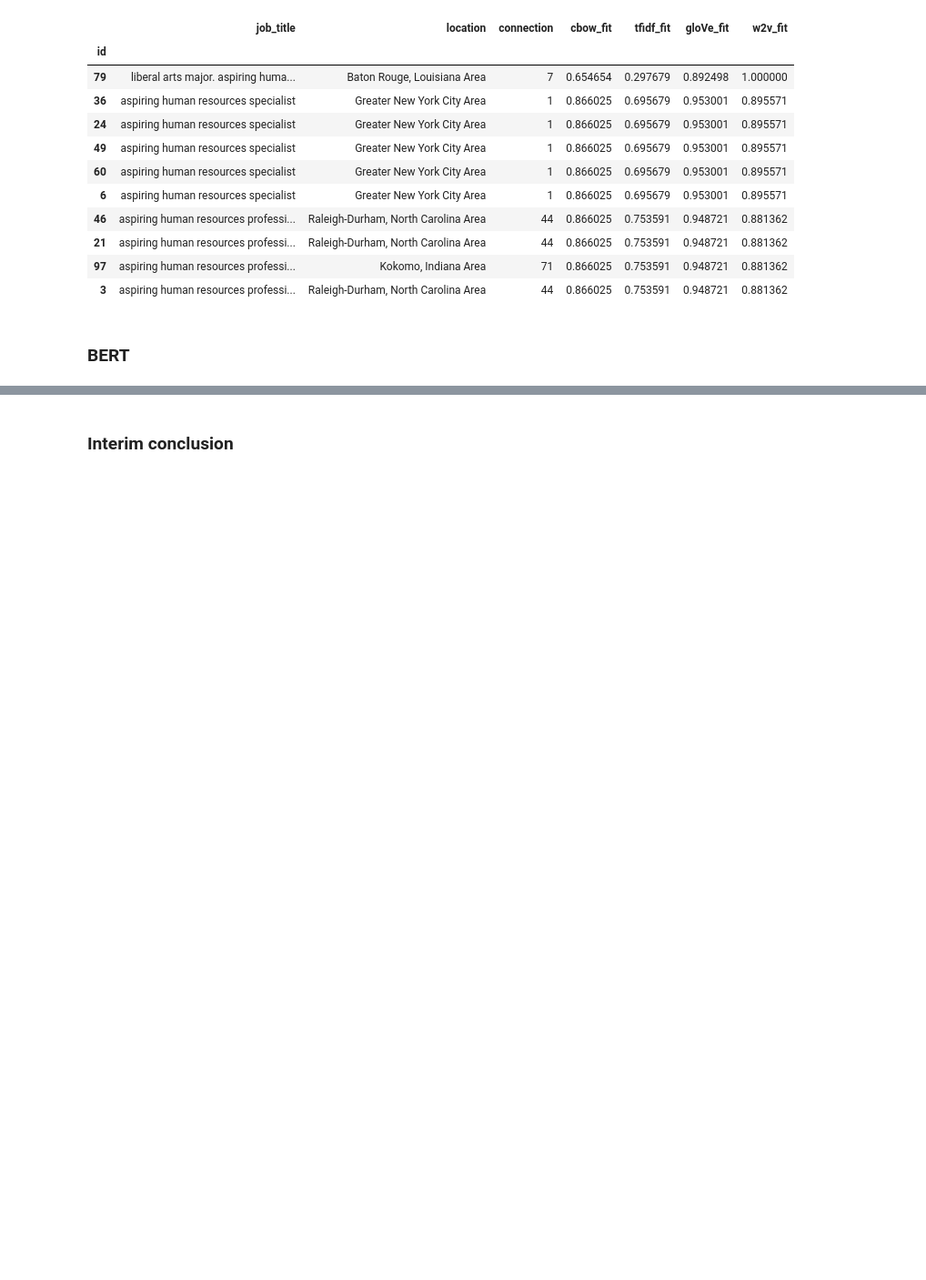
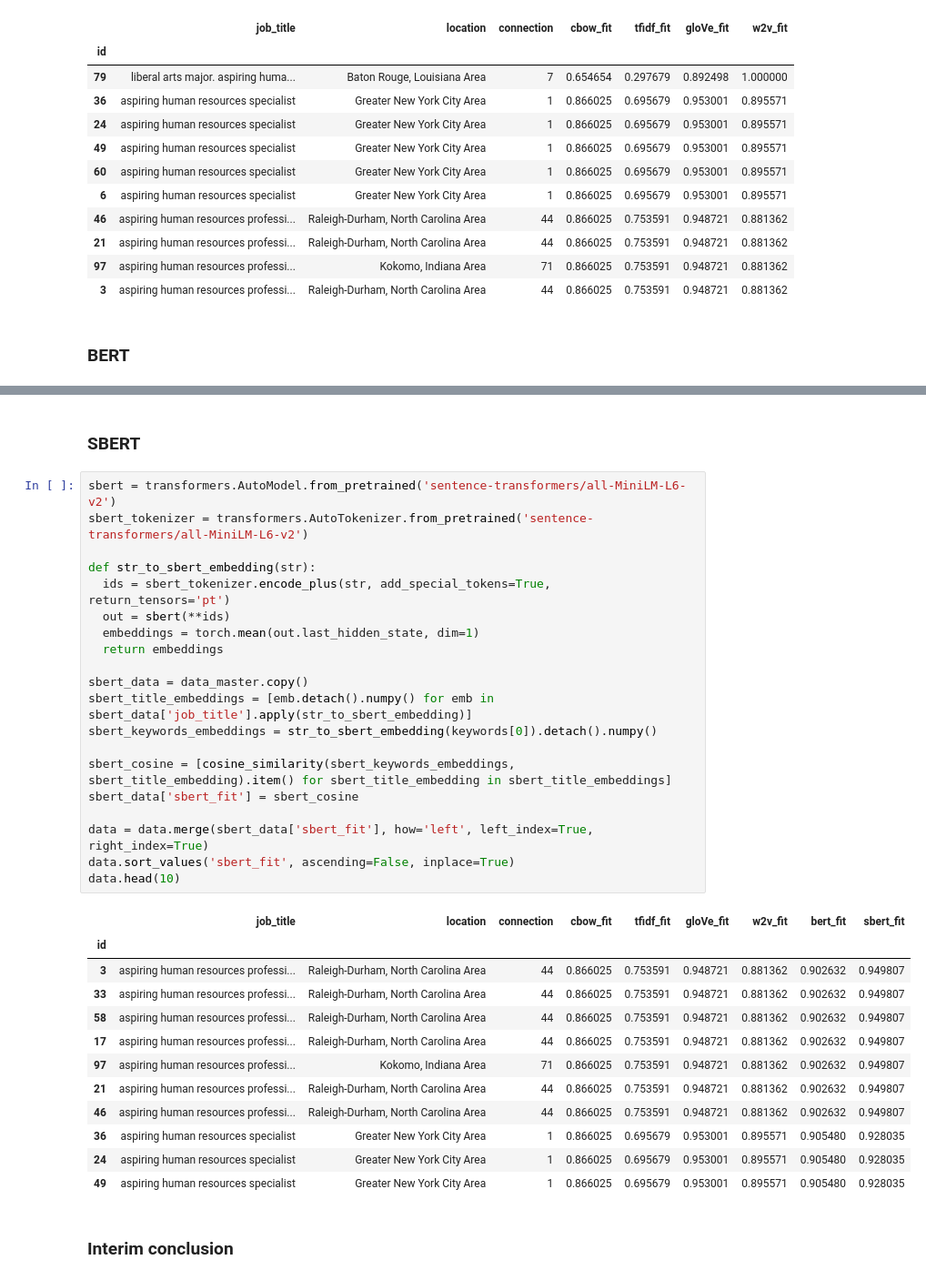
Before and after one commit to robpetrosino/c0vEM5oxUa6ndKp8, a Jupyter notebook: notebooks/Apziva_3_potential-talent.ipynb, the cells around one changed output, grey strips where cells are left out. Shown at 91% size. Cells and saved outputs as stored; diff of their text form; blank space fills up the shorter version.

```diff
--- a/notebooks/Apziva_3_potential-talent.ipynb
+++ b/notebooks/Apziva_3_potential-talent.ipynb
@@ -405,6 +405,41 @@ Some weights of the model checkpoint at bert-base-uncased were not used when ini
 | 58 | aspiring human resources professi... | Raleigh-Durham, North Carolina Area | 44 | 0.866025 | 0.753591 | 0.948721 | 0.881362 | 0.902632 |
 | 17 | aspiring human resources professi... | Raleigh-Durham, North Carolina Area | 44 | 0.866025 | 0.753591 | 0.948721 | 0.881362 | 0.902632 |
 | 97 | aspiring human resources professi... | Kokomo, Indiana Area | 71 | 0.866025 | 0.753591 | 0.948721 | 0.881362 | 0.902632 |
+# %% [markdown]
+### SBERT
+# %%
+sbert = transformers.AutoModel.from_pretrained('sentence-transformers/all-MiniLM-L6-v2')
+sbert_tokenizer = transformers.AutoTokenizer.from_pretrained('sentence-transformers/all-MiniLM-L6-v2')
+
+def str_to_sbert_embedding(str):
+  ids = sbert_tokenizer.encode_plus(str, add_special_tokens=True, return_tensors='pt')
+  out = sbert(**ids)
+  embeddings = torch.mean(out.last_hidden_state, dim=1)
+  return embeddings
+
+sbert_data = data_master.copy()
+sbert_title_embeddings = [emb.detach().numpy() for emb in sbert_data['job_title'].apply(str_to_sbert_embedding)]
+sbert_keywords_embeddings = str_to_sbert_embedding(keywords[0]).detach().numpy()
+
+sbert_cosine = [cosine_similarity(sbert_keywords_embeddings, sbert_title_embedding).item() for sbert_title_embedding in sbert_title_embeddings]
+sbert_data['sbert_fit'] = sbert_cosine
+
+data = data.merge(sbert_data['sbert_fit'], how='left', left_index=True, right_index=True)
+data.sort_values('sbert_fit', ascending=False, inplace=True)
+data.head(10)
+# %% [output]
+|  | job_title | location | connection | cbow_fit | tfidf_fit | gloVe_fit | w2v_fit | bert_fit | sbert_fit |
+| id |  |  |  |  |  |  |  |  |  |
+| 3 | aspiring human resources professi... | Raleigh-Durham, North Carolina Area | 44 | 0.866025 | 0.753591 | 0.948721 | 0.881362 | 0.902632 | 0.949807 |
+| 33 | aspiring human resources professi... | Raleigh-Durham, North Carolina Area | 44 | 0.866025 | 0.753591 | 0.948721 | 0.881362 | 0.902632 | 0.949807 |
+| 58 | aspiring human resources professi... | Raleigh-Durham, North Carolina Area | 44 | 0.866025 | 0.753591 | 0.948721 | 0.881362 | 0.902632 | 0.949807 |
+| 17 | aspiring human resources professi... | Raleigh-Durham, North Carolina Area | 44 | 0.866025 | 0.753591 | 0.948721 | 0.881362 | 0.902632 | 0.949807 |
+| 97 | aspiring human resources professi... | Kokomo, Indiana Area | 71 | 0.866025 | 0.753591 | 0.948721 | 0.881362 | 0.902632 | 0.949807 |
+| 21 | aspiring human resources professi... | Raleigh-Durham, North Carolina Area | 44 | 0.866025 | 0.753591 | 0.948721 | 0.881362 | 0.902632 | 0.949807 |
+| 46 | aspiring human resources professi... | Raleigh-Durham, North Carolina Area | 44 | 0.866025 | 0.753591 | 0.948721 | 0.881362 | 0.902632 | 0.949807 |
+| 36 | aspiring human resources specialist | Greater New York City Area | 1 | 0.866025 | 0.695679 | 0.953001 | 0.895571 | 0.905480 | 0.928035 |
+| 24 | aspiring human resources specialist | Greater New York City Area | 1 | 0.866025 | 0.695679 | 0.953001 | 0.895571 | 0.905480 | 0.928035 |
+| 49 | aspiring human resources specialist | Greater New York City Area | 1 | 0.866025 | 0.695679 | 0.953001 | 0.895571 | 0.905480 | 0.928035 |
 # %% [markdown]
 ### Interim conclusion
 # %% [markdown]
```
Also changed, not shown: parts of 3 cells of this notebook, 7 other files.
